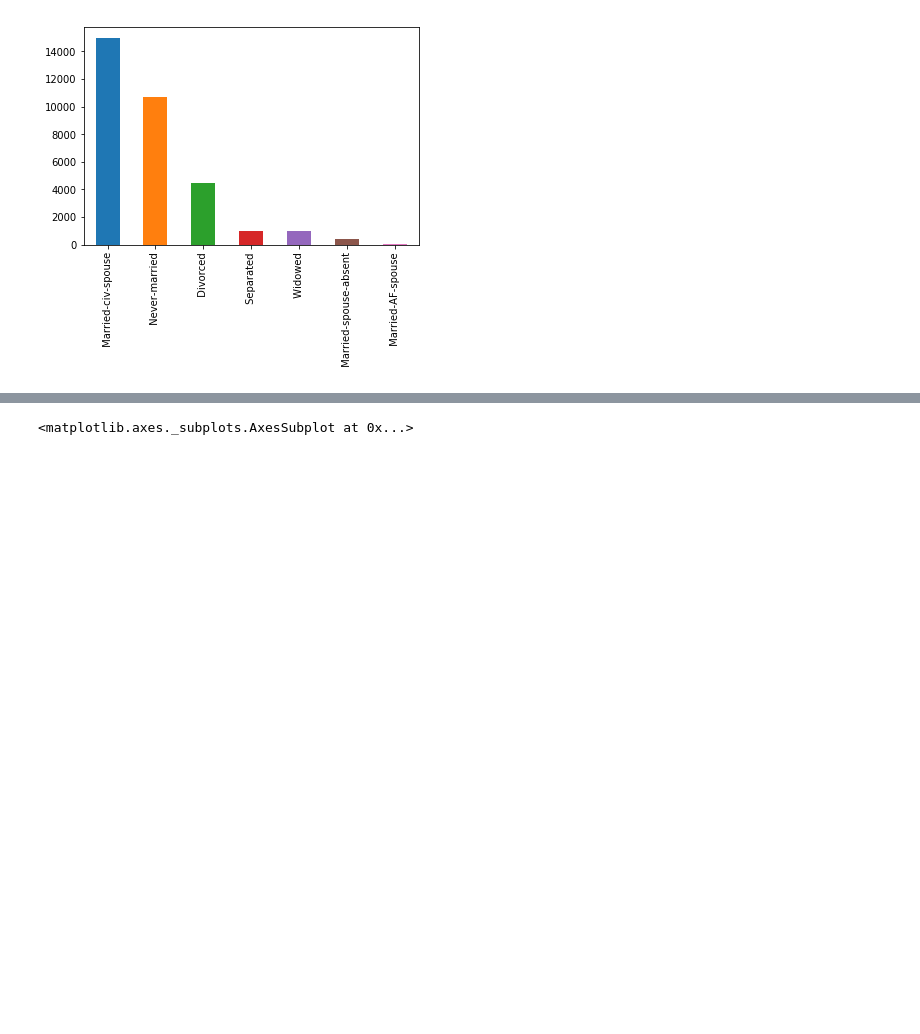
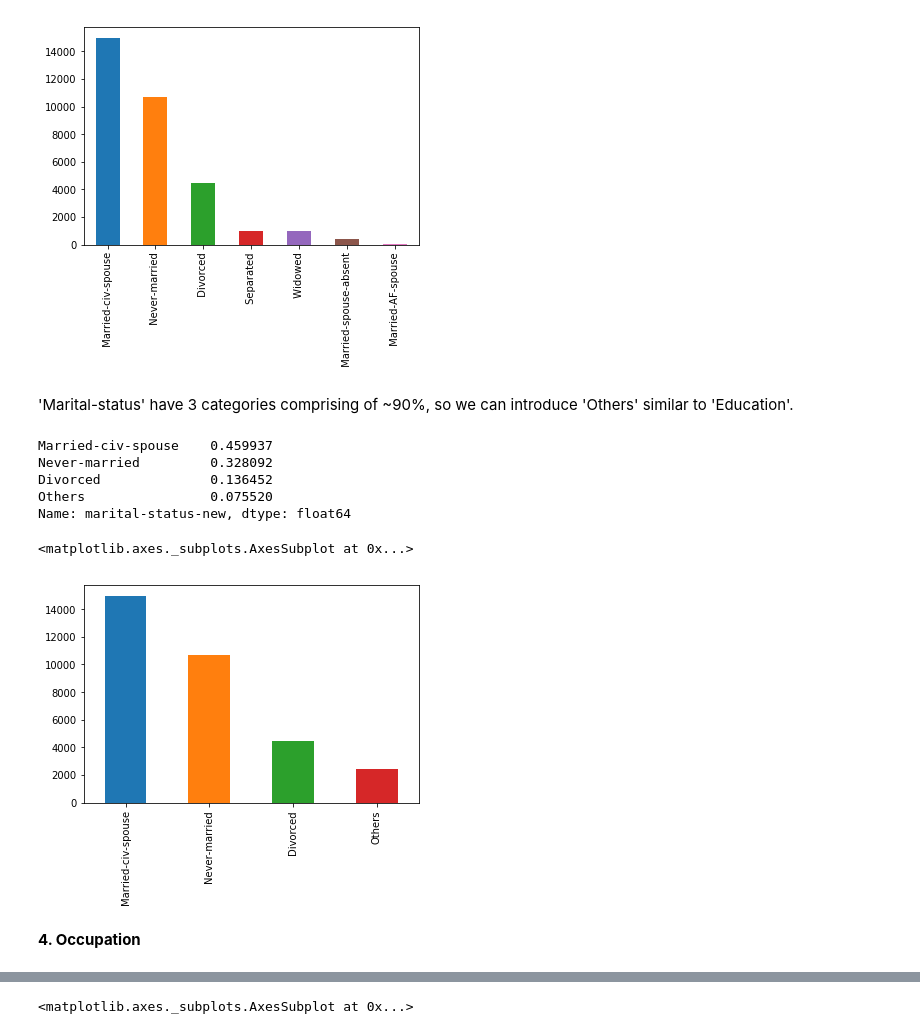
Before and after one commit to agarwal-peeush/ml-hello-world, a Jupyter notebook: Census-income/Census_income_classification.ipynb, the cells around one changed output, grey strips where cells are left out. Saved outputs shown, nothing was run; the diff lists cells and outputs as text; code cells hidden in the pictures; blank space fills up the shorter version.

```diff
--- a/Census-income/Census_income_classification.ipynb
+++ b/Census-income/Census_income_classification.ipynb
@@ -164,3 +268,29 @@ train['marital-status'].value_counts().plot.bar()
 # %% [output]
 <matplotlib.axes._subplots.AxesSubplot at 0x...>
 [figure]
+# %% [markdown]
+'Marital-status' have 3 categories comprising of ~90%, so we can introduce 'Others' similar to 'Education'.
+# %%
+marital_status_categories = ['Married-civ-spouse','Never-married','Divorced']
+def get_marital_status_cat(mar_stat_cat):
+    mar_stat_cat = mar_stat_cat.strip()
+    if mar_stat_cat not in marital_status_categories:
+        return 'Others'
+    return mar_stat_cat
+
+train['marital-status-new'] = train['marital-status'].map(lambda x: get_marital_status_cat(x))
+# %%
+train['marital-status-new'].value_counts(normalize=True)
+# %% [output]
+Married-civ-spouse    0.459937
+Never-married         0.328092
+Divorced              0.136452
+Others                0.075520
+Name: marital-status-new, dtype: float64
+# %%
+train['marital-status-new'].value_counts().plot.bar()
+# %% [output]
+<matplotlib.axes._subplots.AxesSubplot at 0x...>
+[figure, added]
+# %% [markdown]
+**4. Occupation**
```
Also changed, not shown: parts of 32 cells of this notebook.
